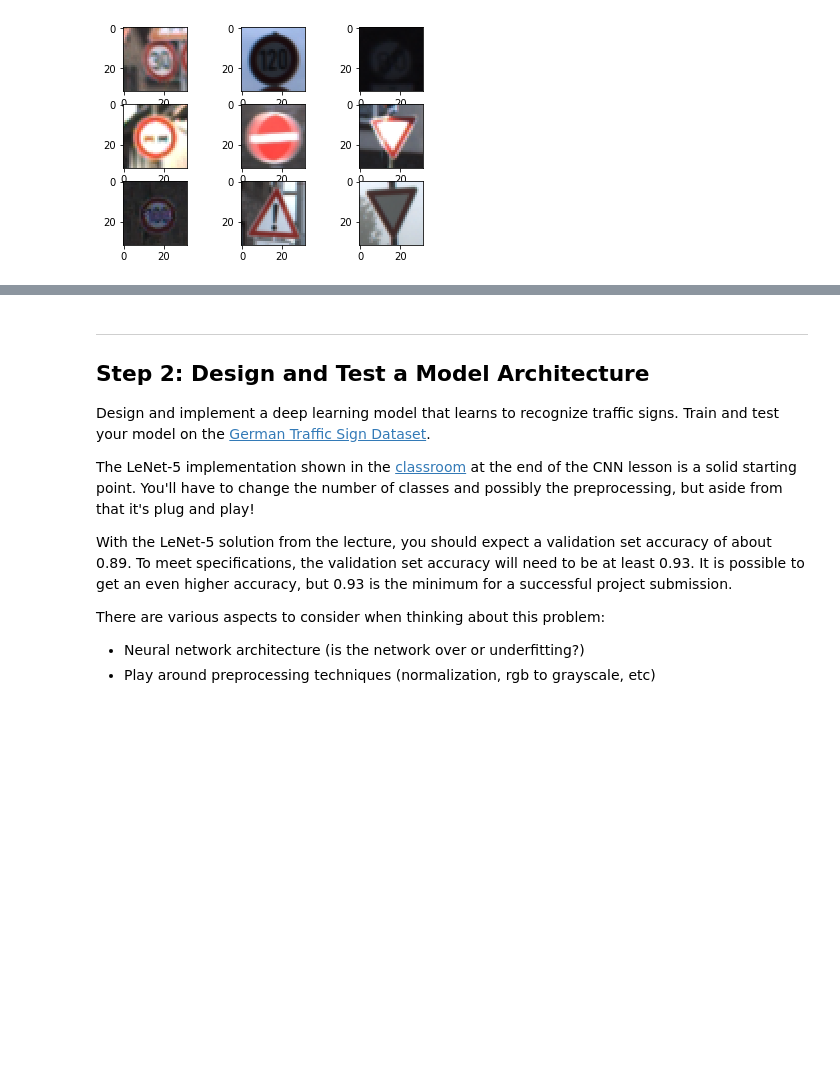
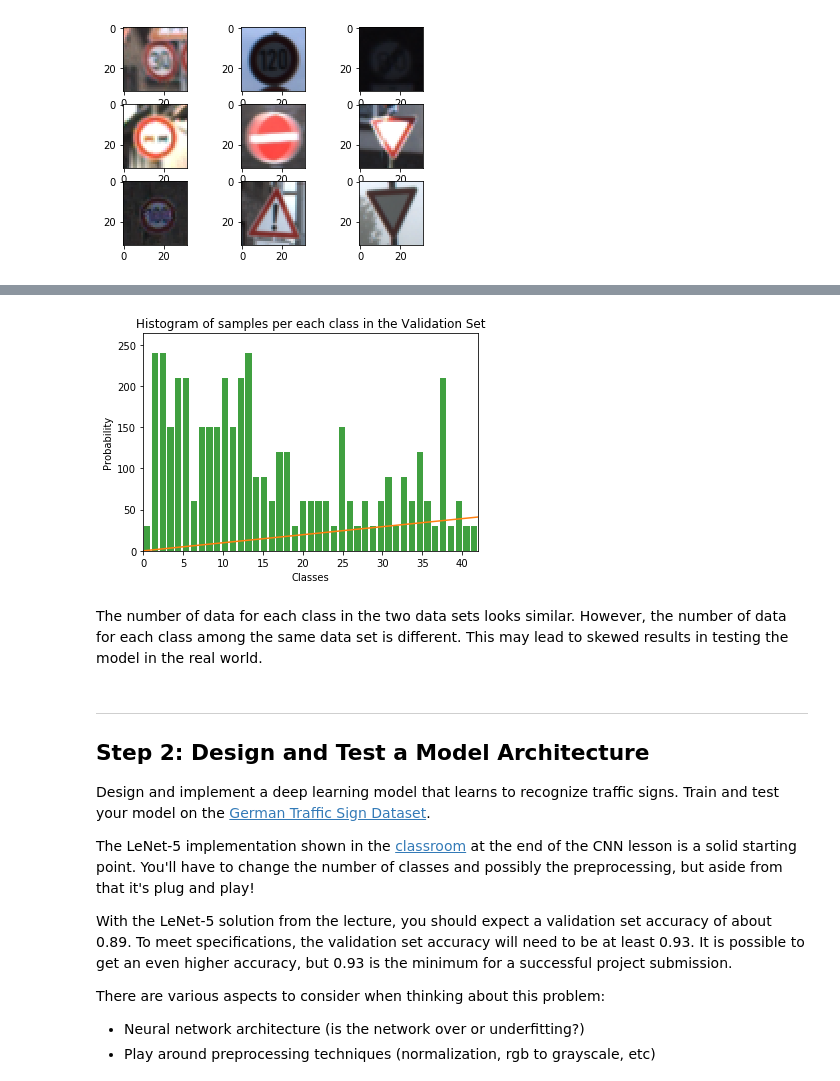
Before and after one commit to AbdallahNasir/CarND-Traffic-Sign-Classifier-Project, a Jupyter notebook: Traffic_Sign_Classifier.ipynb, the cells around one changed output, grey strips where cells are left out. Cells and saved outputs as stored; diff of their text form; code cells hidden in the pictures; blank space fills up the shorter version.

```diff
--- a/Traffic_Sign_Classifier.ipynb
+++ b/Traffic_Sign_Classifier.ipynb
@@ -111,3 +125,17 @@ for i in range(1,10):
+# %%
+n, bins, patches = plt.hist(y_valid, n_classes, facecolor='green', alpha=0.75, rwidth=.8)
+l = plt.plot(bins)
+
+plt.xlabel('Classes')
+plt.ylabel('Probability')
+plt.title('Histogram of samples per each class in the Validation Set')
+plt.axis([0, n_classes - 1, 0, np.max(n) * 1.1])
+
+plt.show()
+# %% [output]
+[figure, added]
+# %% [markdown]
+The number of data for each class in the two data sets looks similar. However, the number of data for each class among the same data set is different. This may lead to skewed results in testing the model in the real world.
 # %% [markdown]
 ----
 
```
Also changed, not shown: parts of 19 cells of this notebook, 4 other files.
